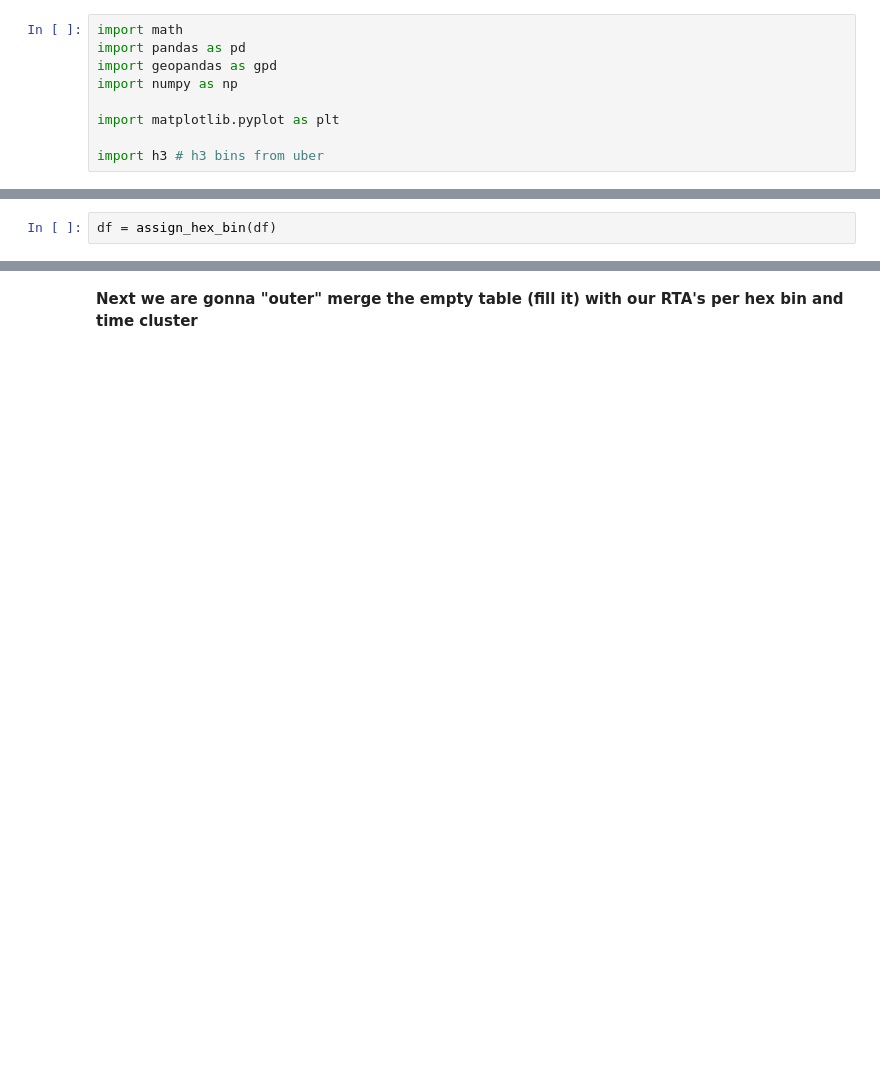
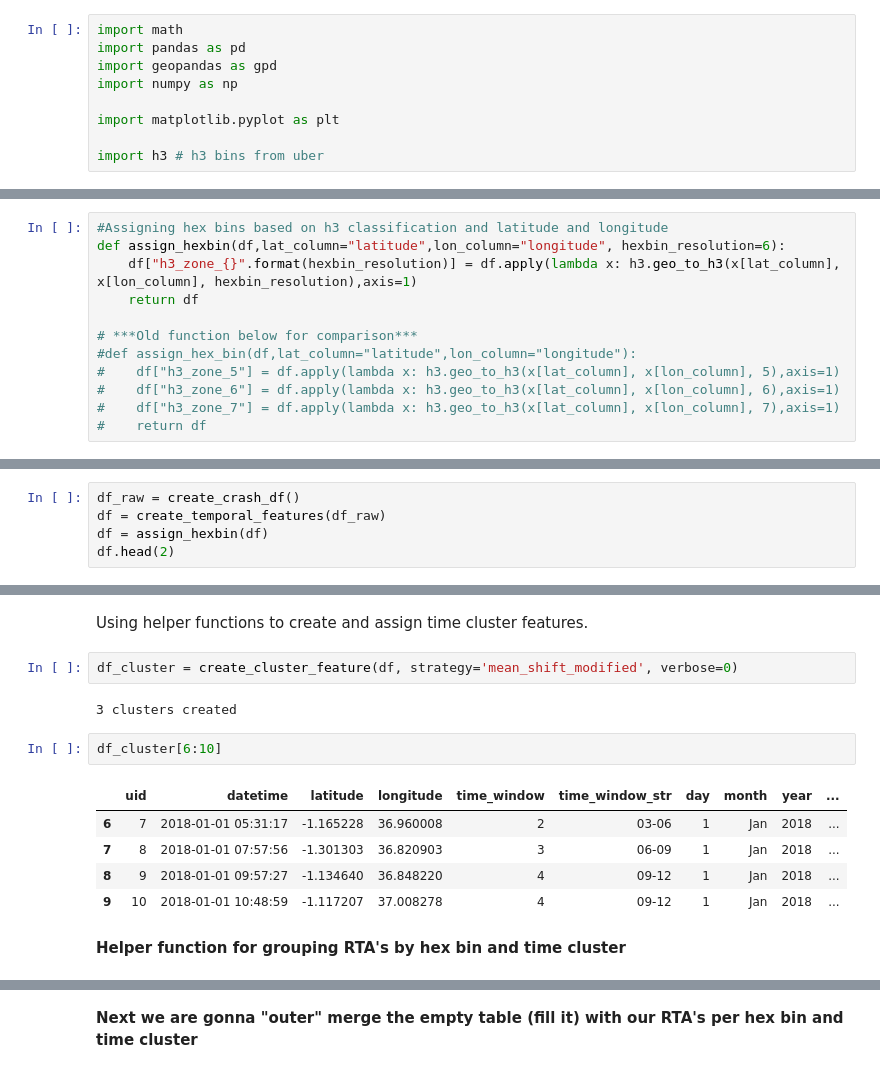
Before and after one commit to AndOleAnd/Capstone_N_A_P, a Jupyter notebook: Notebooks/Predictions.ipynb, the cells around one changed output, grey strips where cells are left out. Drawn from its saved outputs; the diff is of its cells as text; blank space fills up the shorter version.

```diff
--- a/Notebooks/Predictions.ipynb
+++ b/Notebooks/Predictions.ipynb
@@ -46,2 +9,0 @@ df.head(1)
-# %%
-df = assign_hex_bin(df)
@@ -439,0 +170,12 @@ memory usage: 5.6+ KB
+# %%
+#Assigning hex bins based on h3 classification and latitude and longitude
+def assign_hexbin(df,lat_column="latitude",lon_column="longitude", hexbin_resolution=6):
+    df["h3_zone_{}".format(hexbin_resolution)] = df.apply(lambda x: h3.geo_to_h3(x[lat_column], x[lon_column], hexbin_resolution),axis=1)
+    return df
+
+# ***Old function below for comparison***
+#def assign_hex_bin(df,lat_column="latitude",lon_column="longitude"):
+#    df["h3_zone_5"] = df.apply(lambda x: h3.geo_to_h3(x[lat_column], x[lon_column], 5),axis=1)
+#    df["h3_zone_6"] = df.apply(lambda x: h3.geo_to_h3(x[lat_column], x[lon_column], 6),axis=1)
+#    df["h3_zone_7"] = df.apply(lambda x: h3.geo_to_h3(x[lat_column], x[lon_column], 7),axis=1)
+#    return df
@@ -439,0 +188,5 @@ memory usage: 5.6+ KB
+# %%
+df_raw = create_crash_df()
+df = create_temporal_features(df_raw)
+df = assign_hexbin(df)
+df.head(2)
@@ -439,0 +204,16 @@ memory usage: 5.6+ KB
+# %% [markdown]
+Using helper functions to create and assign time cluster features.
+# %%
+df_cluster = create_cluster_feature(df, strategy='mean_shift_modified', verbose=0)
+# %% [output]
+3 clusters created
+# %%
+df_cluster[6:10]
+# %% [output]
+|  | uid | datetime | latitude | longitude | time_window | time_window_str | day | month | year | ... |
+| 6 | 7 | 2018-01-01 05:31:17 | -1.165228 | 36.960008 | 2 | 03-06 | 1 | Jan | 2018 | ... |
+| 7 | 8 | 2018-01-01 07:57:56 | -1.301303 | 36.820903 | 3 | 06-09 | 1 | Jan | 2018 | ... |
+| 8 | 9 | 2018-01-01 09:57:27 | -1.134640 | 36.848220 | 4 | 09-12 | 1 | Jan | 2018 | ... |
+| 9 | 10 | 2018-01-01 10:48:59 | -1.117207 | 37.008278 | 4 | 09-12 | 1 | Jan | 2018 | ... |
+# %% [markdown]
+**Helper function for grouping RTA's by hex bin and time cluster**
```
Also changed, not shown: parts of 222 cells of this notebook.
